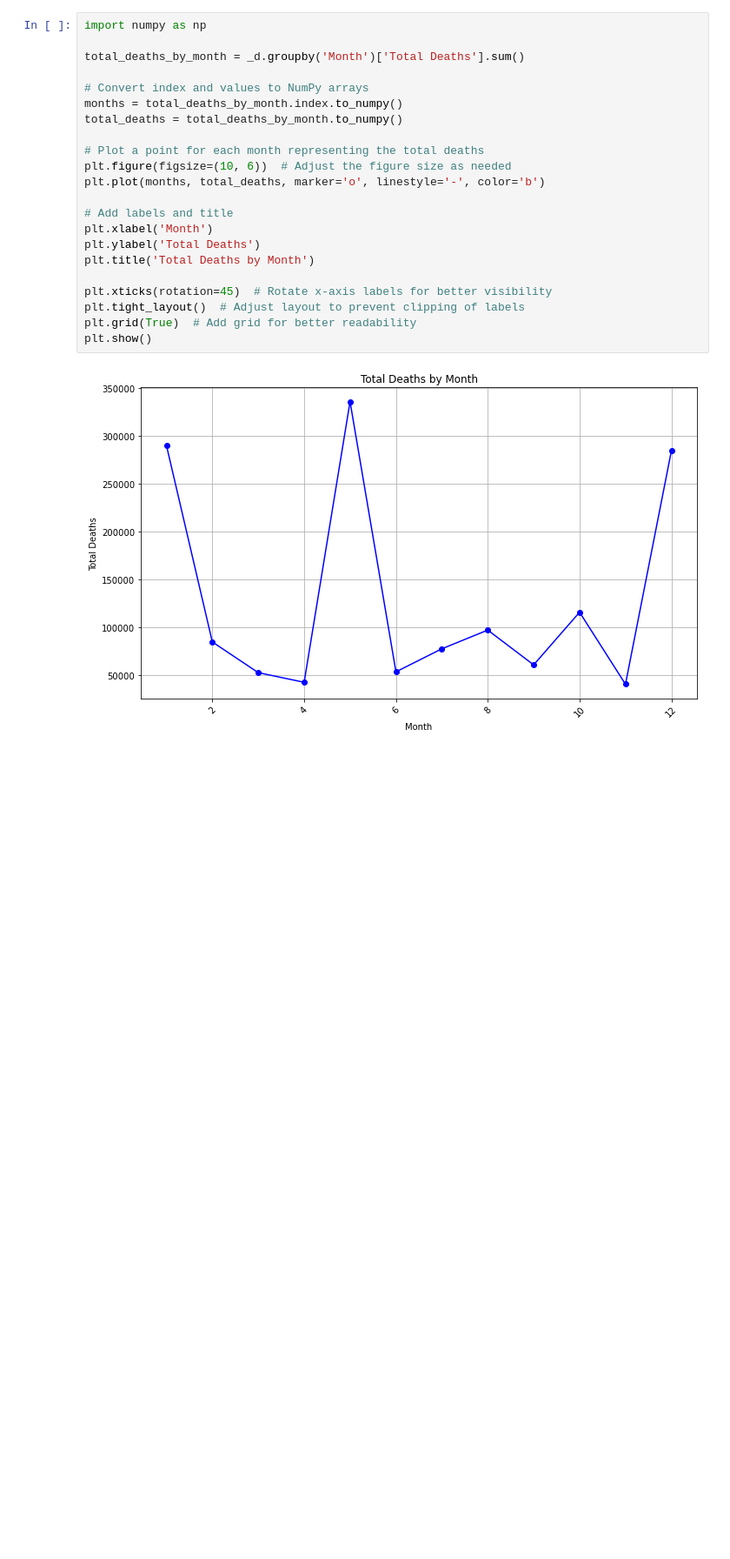
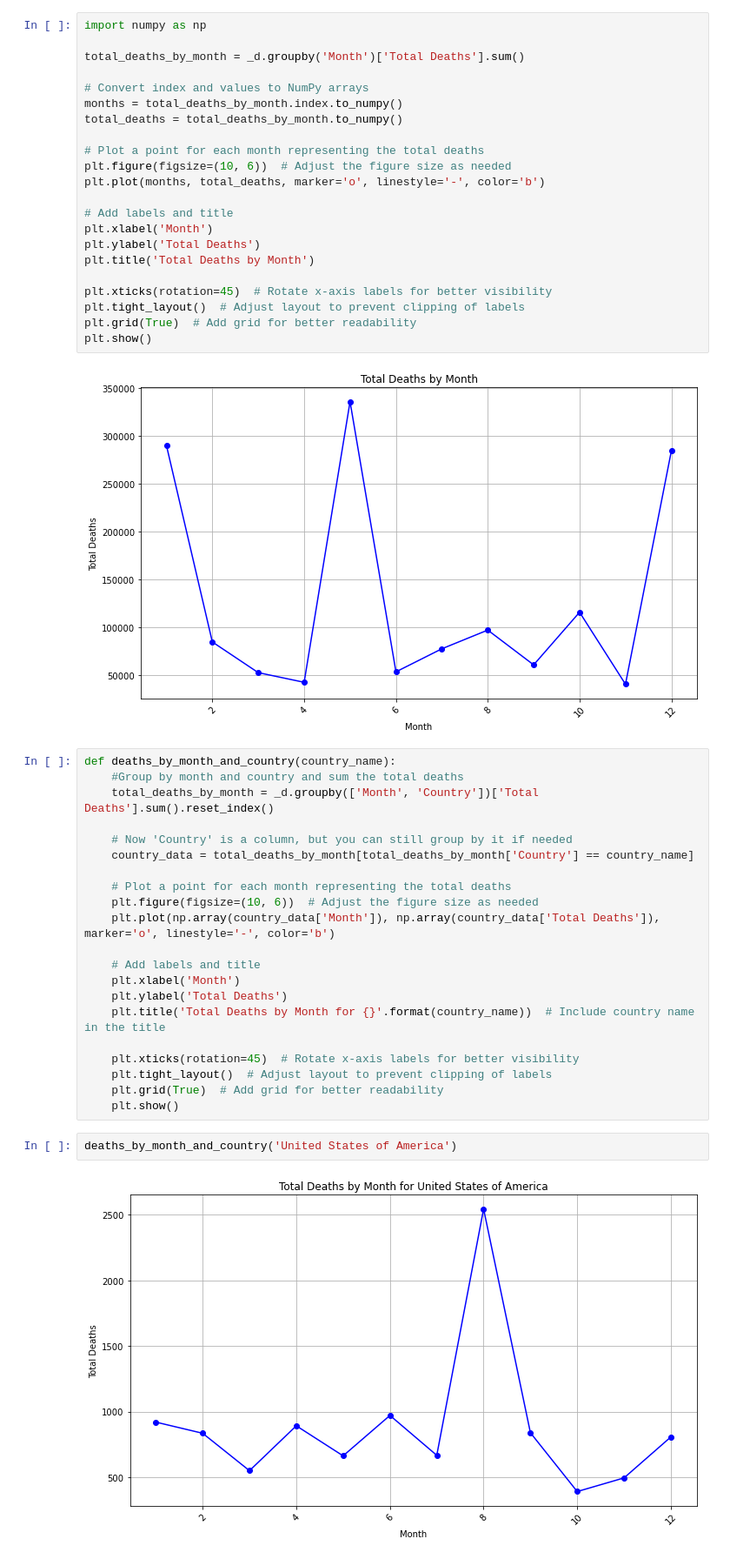
Before and after one commit to harrissamuel/24Spr_-S-Harris-_-disasters-, a Jupyter notebook: Sample_Capstone/code/data_analysis/data_analysis.ipynb, the cells around one changed output. Shown at 87% size. Cells and saved outputs as stored; diff of their text form; blank space fills up the shorter version.

```diff
--- a/Sample_Capstone/code/data_analysis/data_analysis.ipynb
+++ b/Sample_Capstone/code/data_analysis/data_analysis.ipynb
@@ -643,3 +656,28 @@ plt.grid(True)  # Add grid for better readability
 plt.show()
 # %% [output]
 [figure]
+# %%
+def deaths_by_month_and_country(country_name):
+    #Group by month and country and sum the total deaths
+    total_deaths_by_month = _d.groupby(['Month', 'Country'])['Total Deaths'].sum().reset_index()
+
+    # Now 'Country' is a column, but you can still group by it if needed
+    country_data = total_deaths_by_month[total_deaths_by_month['Country'] == country_name]
+
+    # Plot a point for each month representing the total deaths
+    plt.figure(figsize=(10, 6))  # Adjust the figure size as needed
+    plt.plot(np.array(country_data['Month']), np.array(country_data['Total Deaths']), marker='o', linestyle='-', color='b')
+
+    # Add labels and title
+    plt.xlabel('Month')
+    plt.ylabel('Total Deaths')
+    plt.title('Total Deaths by Month for {}'.format(country_name))  # Include country name in the title
+
+    plt.xticks(rotation=45)  # Rotate x-axis labels for better visibility
+    plt.tight_layout()  # Adjust layout to prevent clipping of labels
+    plt.grid(True)  # Add grid for better readability
+    plt.show()
+# %%
+deaths_by_month_and_country('United States of America')
+# %% [output]
+[figure, added]
```
Also changed, not shown: parts of 13 cells of this notebook, 2 other files.
